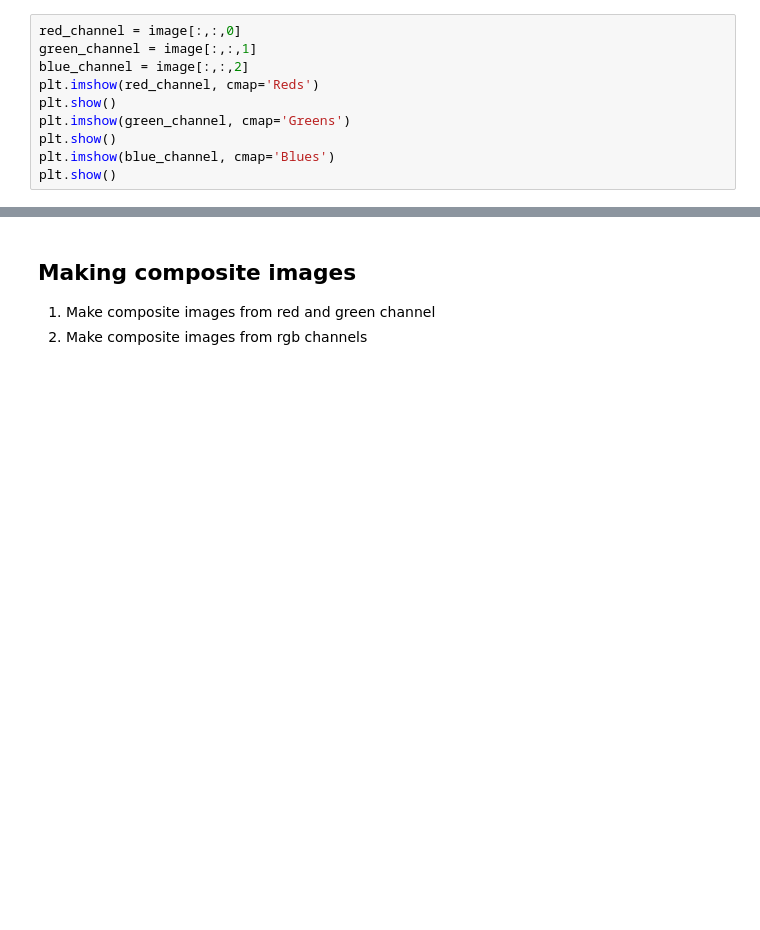
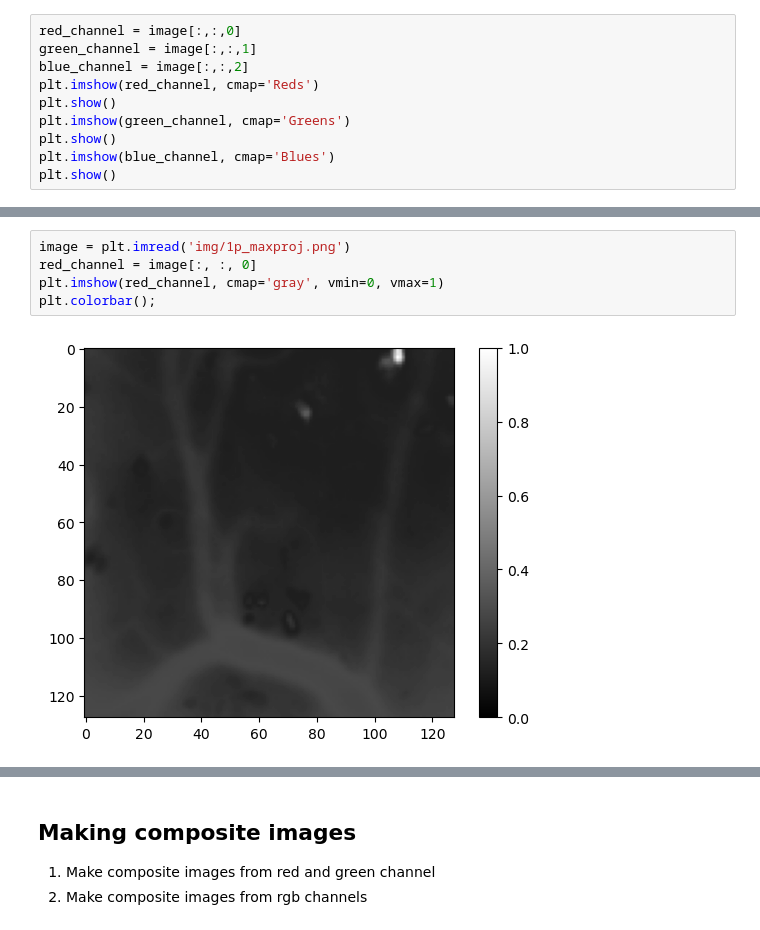
Before and after one commit to ibehave-ibots/Intro-To-Calcium-Imaging-Analysis, a Jupyter notebook: day1/1 Introduction to Numpy for Image Processing.ipynb, the cells around one changed output, grey strips where cells are left out. Drawn from its saved outputs; the diff is of its cells as text; blank space fills up the shorter version.

```diff
--- a/day1/1 Introduction to Numpy for Image Processing.ipynb
+++ b/day1/1 Introduction to Numpy for Image Processing.ipynb
@@ -204,0 +162,7 @@ plt.colorbar()
+# %%
+image = plt.imread('img/1p_maxproj.png')
+red_channel = image[:, :, 0]
+plt.imshow(red_channel, cmap='gray', vmin=0, vmax=1)
+plt.colorbar();
+# %% [output]
+[figure, added]
```
Also changed, not shown: parts of 41 cells of this notebook.
